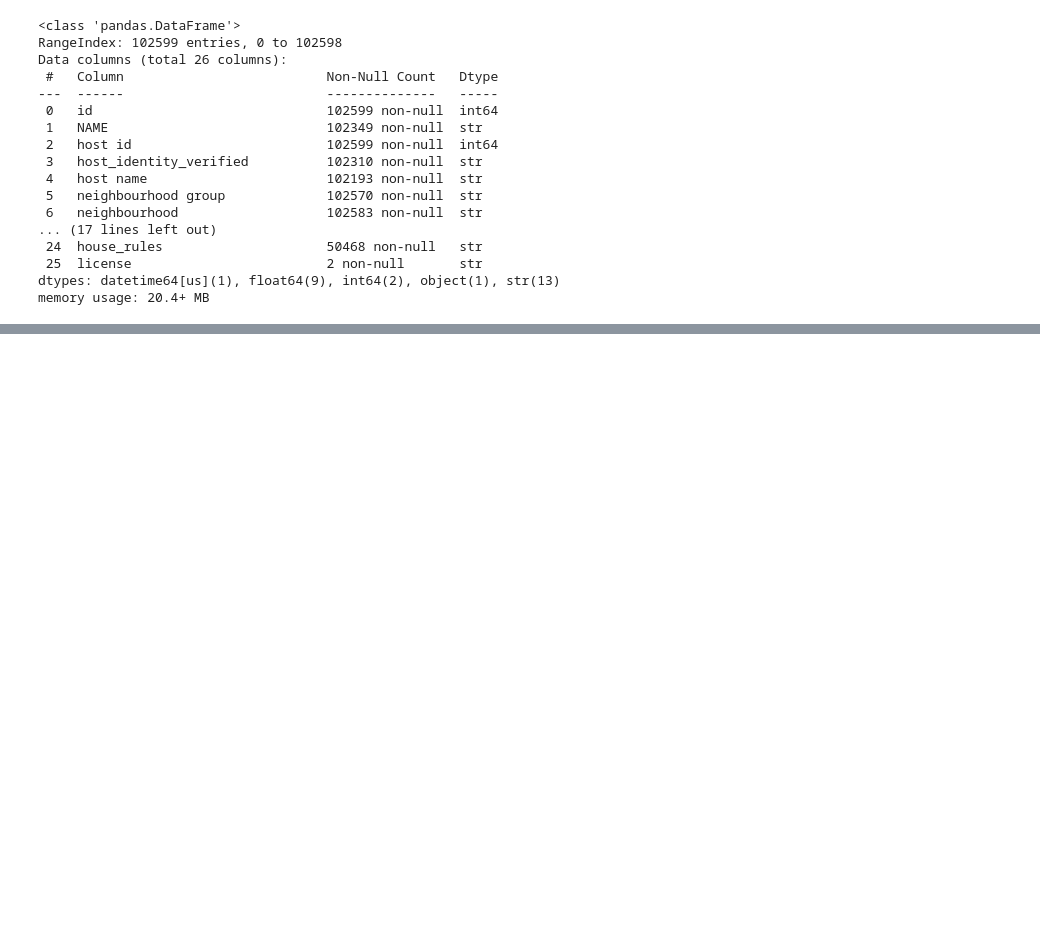
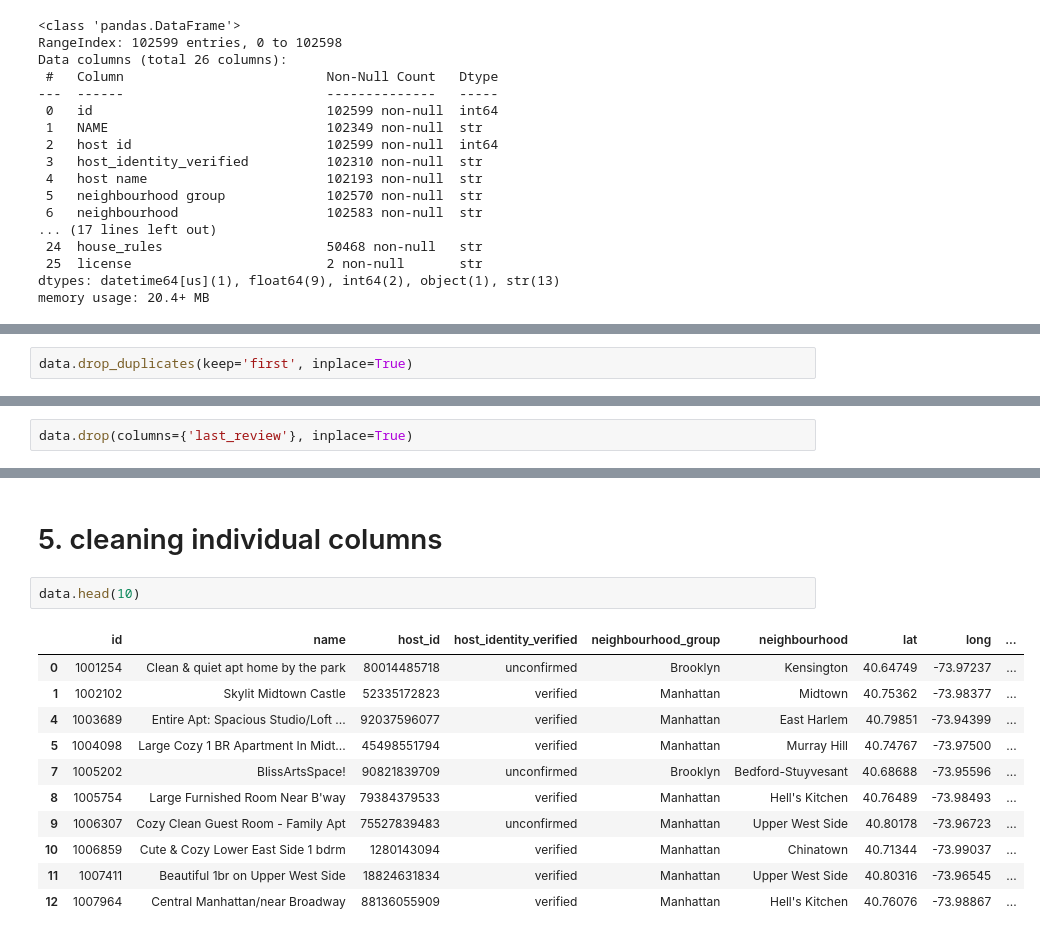
Before and after one commit to amirhjadidi/Data-Cleaning-Framework, a Jupyter notebook: airbnb/airbnb_dataset_cleaning.ipynb, the cells around one changed output, grey strips where cells are left out. Saved outputs shown, nothing was run; the diff lists cells and outputs as text; blank space fills up the shorter version.

```diff
--- a/airbnb/airbnb_dataset_cleaning.ipynb
+++ b/airbnb/airbnb_dataset_cleaning.ipynb
@@ -63,0 +162,2 @@ data2 = data.drop(columns_to_drop, axis=1)
+# %%
+data.drop_duplicates(keep='first', inplace=True)
@@ -63,0 +193,2 @@ data2 = data.drop(columns_to_drop, axis=1)
+# %%
+data.drop(columns={'last_review'}, inplace=True)
@@ -63,0 +217,16 @@ data2 = data.drop(columns_to_drop, axis=1)
+# %% [markdown]
+# 5. cleaning individual columns
+# %%
+data.head(10)
+# %% [output]
+|  | id | name | host_id | host_identity_verified | neighbourhood_group | neighbourhood | lat | long | ... |
+| 0 | 1001254 | Clean & quiet apt home by the park | 80014485718 | unconfirmed | Brooklyn | Kensington | 40.64749 | -73.97237 | ... |
+| 1 | 1002102 | Skylit Midtown Castle | 52335172823 | verified | Manhattan | Midtown | 40.75362 | -73.98377 | ... |
+| 4 | 1003689 | Entire Apt: Spacious Studio/Loft ... | 92037596077 | verified | Manhattan | East Harlem | 40.79851 | -73.94399 | ... |
+| 5 | 1004098 | Large Cozy 1 BR Apartment In Midt... | 45498551794 | verified | Manhattan | Murray Hill | 40.74767 | -73.97500 | ... |
+| 7 | 1005202 | BlissArtsSpace! | 90821839709 | unconfirmed | Brooklyn | Bedford-Stuyvesant | 40.68688 | -73.95596 | ... |
+| 8 | 1005754 | Large Furnished Room Near B'way | 79384379533 | verified | Manhattan | Hell's Kitchen | 40.76489 | -73.98493 | ... |
+| 9 | 1006307 | Cozy Clean Guest Room - Family Apt | 75527839483 | unconfirmed | Manhattan | Upper West Side | 40.80178 | -73.96723 | ... |
+| 10 | 1006859 | Cute & Cozy Lower East Side 1 bdrm | 1280143094 | verified | Manhattan | Chinatown | 40.71344 | -73.99037 | ... |
+| 11 | 1007411 | Beautiful 1br on Upper West Side | 18824631834 | verified | Manhattan | Upper West Side | 40.80316 | -73.96545 | ... |
+| 12 | 1007964 | Central Manhattan/near Broadway | 88136055909 | verified | Manhattan | Hell's Kitchen | 40.76076 | -73.98867 | ... |
```
Also changed, not shown: parts of 30 cells of this notebook.
